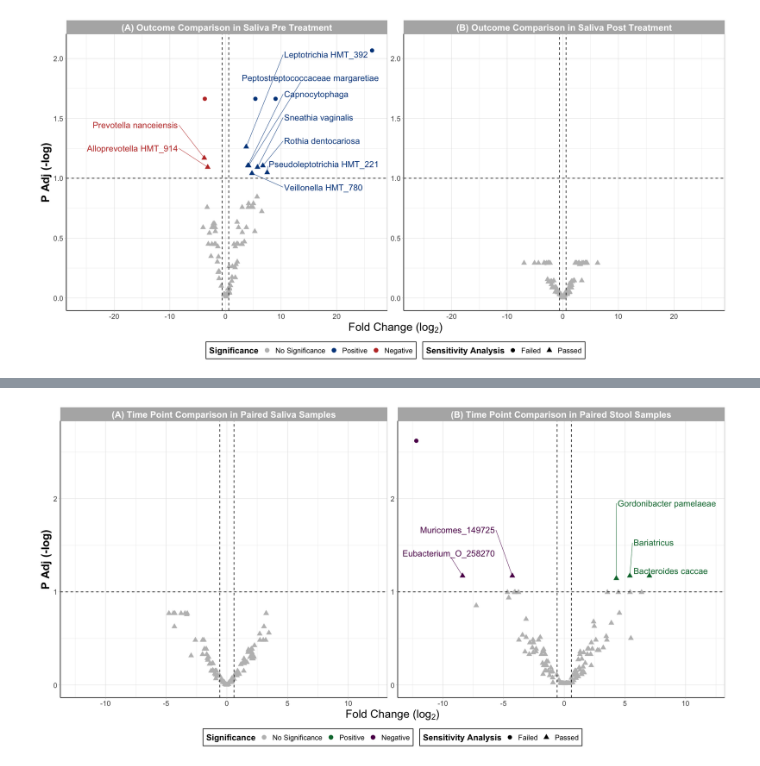
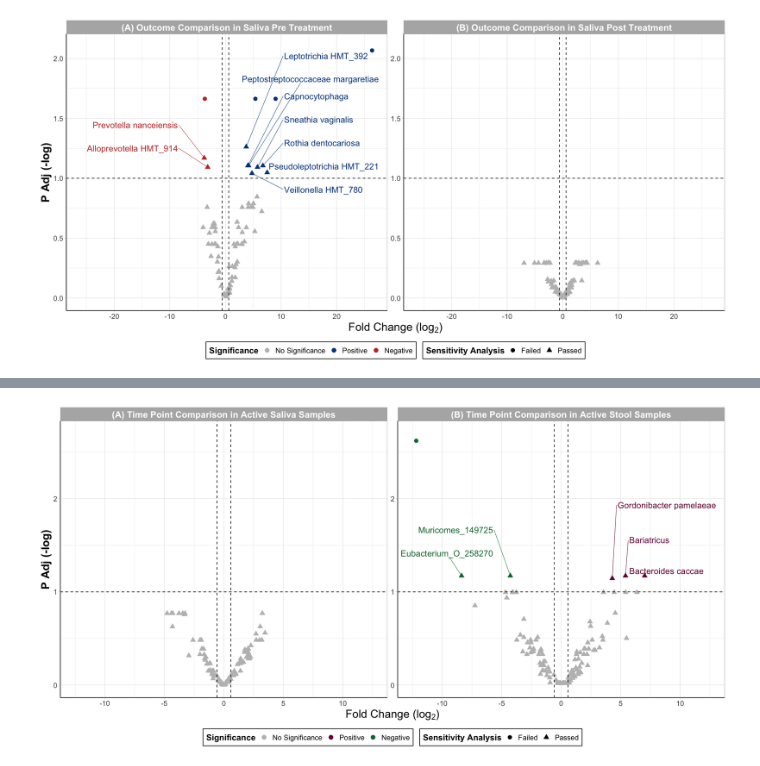
Before and after one commit to Ragerlab/P1013.-Microbiome-Peanut-Allergy, a Jupyter notebook: 3. Individual Bacteria Visualizations/Volcano Plots.ipynb, the cells around one changed output, grey strips where cells are left out. Drawn from its saved outputs; the diff is of its cells as text; code cells hidden in the pictures.

```diff
--- a/3. Individual Bacteria Visualizations/Volcano Plots.ipynb
+++ b/3. Individual Bacteria Visualizations/Volcano Plots.ipynb
@@ -1,7 +1,7 @@
 # %%
 .libPaths(R.home('/opt/homebrew/Caskroom/miniforge/base/lib/R/library'))
 Output = '/Users/alexis/Library/CloudStorage/OneDrive-UniversityofNorthCarolinaatChapelHill/CEMALB_DataAnalysisPM/Projects/P1013. Microbiome Peanut Allergy/P1013.3. Analyses/P1013.3.3. Volcano Plots/Output'
-cur_date = '051926'
+cur_date = '052326'
 
 library(readxl)
 library(openxlsx)
@@ -20,10 +20,10 @@ post_saliva_adj = data.frame(Model = '(B) Outcome Comparison in Saliva Post Trea
     select(-Original_Name)
 post_stool_adj = data.frame(Model = '(D) Outcome Comparison in Stool Post Treatment', read_excel("Input/Stool_Adj_Post_Outcome_012026.xlsx")) %>%
     select(-Original_Name)
-paired_saliva_adj = data.frame(Model = '(A) Time Point Comparison in Paired Saliva Samples', read_excel("Input/Saliva_Adj_Paired_012026.xlsx")) %>%
-    select(-Original_Name)
-paired_stool_adj = data.frame(Model = '(B) Time Point Comparison in Paired Stool Samples', read_excel("Input/Stool_Adj_Paired_012026.xlsx")) %>%
-    select(-Original_Name)
+paired_saliva_adj = data.frame(Model = '(A) Time Point Comparison in Active Saliva Samples', read_excel("Input/Saliva_Active_Adj_Paired_052326.xlsx"))
+paired_stool_adj = data.frame(Model = '(B) Time Point Comparison in Active Stool Samples', read_excel("Input/Stool_Active_Adj_Paired_052326.xlsx"))
+paired_placebo_saliva_adj = data.frame(Model = '(C) Time Point Comparison in Placebo Saliva Samples', read_excel("Input/Saliva_Placebo_Adj_Paired_052326.xlsx"))
+paired_placebo_stool_adj = data.frame(Model = '(D) Time Point Comparison in Placebo Stool Samples', read_excel("Input/Stool_Placebo_Adj_Paired_052326.xlsx"))
 bl_ige_saliva_adj = data.frame(Model = '(A) IgE Comparison in Saliva Pre Treatment', read_excel("Input/Saliva_Adj_IgE_012026.xlsx")) %>%
     select(-Original_Name)
 bl_ige_stool_adj = data.frame(Model = '(B) IgE Comparison in Stool Pre Treatment', read_excel("Input/Stool_Adj_IgE_012026.xlsx")) %>%
@@ -64,7 +64,11 @@ post_adj_df = rbind(post_saliva_adj, post_stool_adj) %>%
         mutate(log2FC = log2(10^logFC),
              Sensitivity.Analysis = ifelse(Sensitivity.Analysis == TRUE, "Passed", "Failed")) %>%
         select(-logFC)
-paired_adj_df = rbind(paired_saliva_adj, paired_stool_adj) %>%
+paired_active_adj_df = rbind(paired_saliva_adj, paired_stool_adj) %>%
+        mutate(log2FC = log2(10^logFC),
+             Sensitivity.Analysis = ifelse(Sensitivity.Analysis == TRUE, "Passed", "Failed")) %>%
+        select(-logFC)
+paired_placebo_adj_df = rbind(paired_placebo_saliva_adj, paired_placebo_stool_adj) %>%
         mutate(log2FC = log2(10^logFC),
              Sensitivity.Analysis = ifelse(Sensitivity.Analysis == TRUE, "Passed", "Failed")) %>%
         select(-logFC)
@@ -97,7 +101,8 @@ get_significance = function(df){
 # calling fn
 sig_baseline_adj_df = get_significance(baseline_adj_df)
 sig_post_adj_df = get_significance(post_adj_df)
-sig_paired_adj_df = get_significance(paired_adj_df)
+sig_paired_active_adj_df = get_significance(paired_active_adj_df)
+sig_paired_placebo_adj_df = get_significance(paired_placebo_adj_df)
 sig_ige_adj_df = get_significance(ige_df)
 # %%
 # identifying genes commonly modulated across exposure groups to label them differently
@@ -191,7 +204,9 @@ stool_time_point_df = rbind(sig_baseline_adj_df %>%
     filter(Model == '(D) Outcome Comparison in Stool Post Treatment')) %>%
     rename(`Sensitivity Analysis` = Sensitivity.Analysis)
 
-sig_paired_adj_df = sig_paired_adj_df %>%
+sig_paired_active_adj_df = sig_paired_active_adj_df %>%
+    rename(`Sensitivity Analysis` = Sensitivity.Analysis)
+sig_paired_placebo_adj_df = sig_paired_placebo_adj_df %>%
     rename(`Sensitivity Analysis` = Sensitivity.Analysis)
 sig_ige_adj_df = sig_ige_adj_df %>%
     rename(`Sensitivity Analysis` = Sensitivity.Analysis)
@@ -352,6 +367,6 @@ Figure2b
 # %%
-Figure3 = ggplot() +
-  geom_point(data = sig_paired_adj_df, aes(x = log2FC, y = -log10(P.Adj), color = diffexpressed,
+Figure3a = ggplot() +
+  geom_point(data = sig_paired_active_adj_df, aes(x = log2FC, y = -log10(P.Adj), color = diffexpressed,
                              shape = `Sensitivity Analysis`), size = 3) +
 
   # P Value line
@@ -361,41 +376,41 @@ Figure3 = ggplot() +
   geom_vline(xintercept = -log2(1.5), linetype = "dashed") +
 
   # changing x limits of what is visible in the plot
-    xlim(-12.5, 12) +
+    xlim(-12.5, 12.5) +
     ylim(0, 2.7) +
 
  #labeling points with statistical significance and FC
-   geom_text_repel(data = sig_paired_adj_df %>%
+   geom_text_repel(data = sig_paired_active_adj_df %>%
                   filter(log2FC > log2(1.5), P.Adj < 0.1, `Sensitivity Analysis` == "Passed",
                          Name %notin% c(saliva_paired_common_bacteria, stool_paired_common_bacteria)),
                   aes(x = log2FC, y = -log10(P.Adj), label = Name, color = diffexpressed), xlim = c(5, NA),
                   hjust = 'right', direction = 'y', nudge_y = 0.65, nudge_x = 2.9,
                   segment.size = 0.3, box.padding = 1, max.overlaps = Inf, size = 5, show.legend = FALSE) +
 
-  geom_text_repel(data = sig_paired_adj_df %>%
+  geom_text_repel(data = sig_paired_active_adj_df %>%
                   filter(log2FC < -log2(1.5), P.Adj < 0.1, `Sensitivity Analysis` == "Passed",
                          Name %notin% c(saliva_paired_common_bacteria, stool_paired_common_bacteria)),
                   aes(x = log2FC, y = -log10(P.Adj), label = Name, color = diffexpressed), xlim = c(NA, -5),
                    nudge_y = 0.3,# nudge_x = -0.05,
                  segment.size = 0.3, box.padding = 1, max.overlaps = Inf, size = 5, show.legend = FALSE) +
 
   facet_wrap(~Model, scales = 'free') +
 
   theme_light() +
   theme(axis.line = element_line(colour = "black"), #making x and y axes black
         axis.text = element_text(size = 12), #changing size of x axis labels
         axis.title = element_text(face = "bold", size = rel(1.7)), #changes axis titles
         legend.title = element_text(face = 'bold', size = 14), #changes legend title
         legend.text = element_text(size = 12), #changes legend text
         legend.position = "bottom", # changing legend position
         legend.background = element_rect(colour = 'black', fill = 'white', linetype = 'solid'),
         strip.text.x = element_text(size = 15, face = "bold"), #changes size of facet x axis
         strip.text.y = element_text(size = 15, face = "bold")) + #changes size of facet y axis
   labs(x = expression("Fold Change ("*log[2]*")"), y = 'P Adj (-log)') +
 
   scale_color_manual(name = "Significance",
-                      values = c("gray", "#06763b", "#5c0558"))
+                      values = c("gray", "#760641", "#06763b"))
 
-Figure3
+Figure3a
 # %% [output]
-[figure, old version]
+[figure, new version]
```
Also changed, not shown: parts of 4 cells of this notebook.
